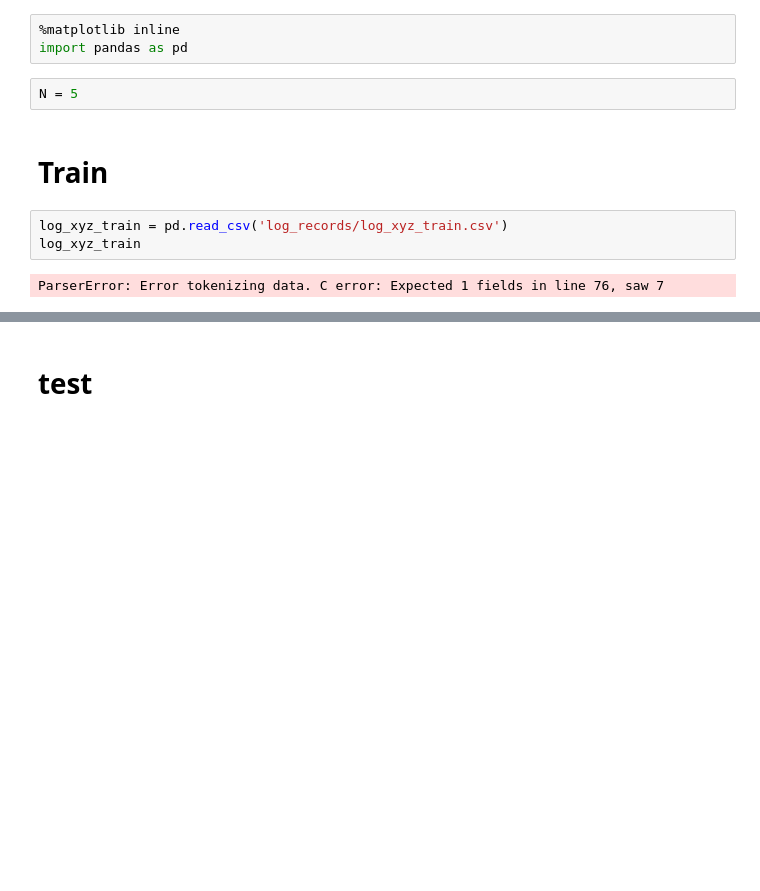
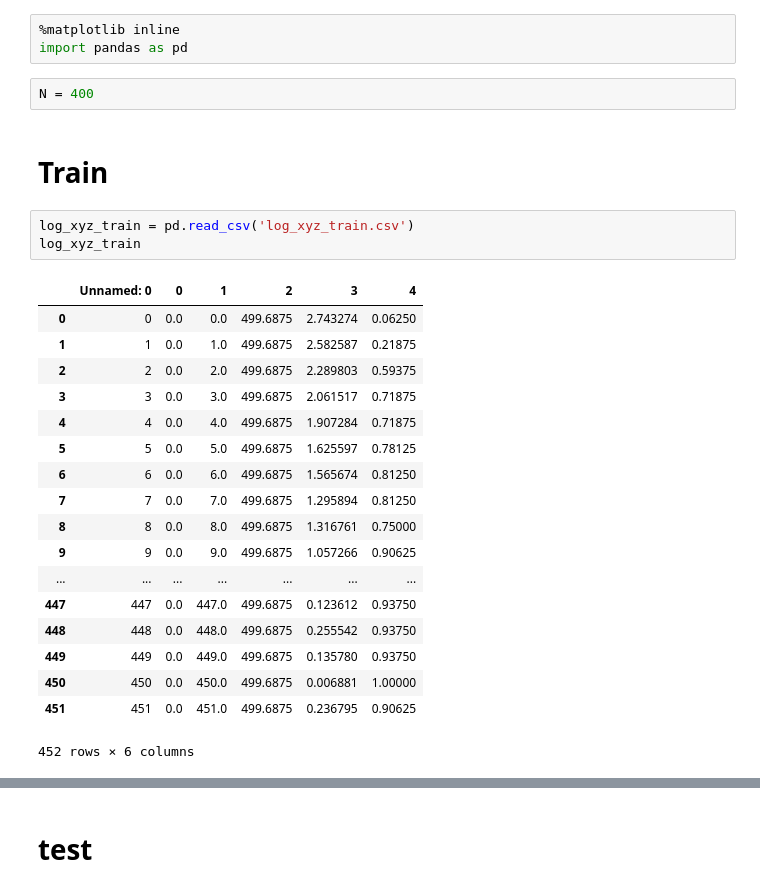
Before and after one commit to PeterZheFu/Open3D-PointNet, a Jupyter notebook: plot_train_test.ipynb, the cells around one changed output, grey strips where cells are left out. Drawn from its saved outputs; the diff is of its cells as text; blank space fills up the shorter version.

```diff
--- a/plot_train_test.ipynb
+++ b/plot_train_test.ipynb
@@ -2,12 +2,29 @@
 %matplotlib inline
 import pandas as pd
 # %%
-N = 5
+N = 400
 # %% [markdown]
 # Train
 # %%
-log_xyz_train = pd.read_csv('log_records/log_xyz_train.csv')
+log_xyz_train = pd.read_csv('log_xyz_train.csv')
 log_xyz_train
 # %% [output]
+|  | Unnamed: 0 | 0 | 1 | 2 | 3 | 4 |
+| 0 | 0 | 0.0 | 0.0 | 499.6875 | 2.743274 | 0.06250 |
+| 1 | 1 | 0.0 | 1.0 | 499.6875 | 2.582587 | 0.21875 |
+| 2 | 2 | 0.0 | 2.0 | 499.6875 | 2.289803 | 0.59375 |
+| 3 | 3 | 0.0 | 3.0 | 499.6875 | 2.061517 | 0.71875 |
+| 4 | 4 | 0.0 | 4.0 | 499.6875 | 1.907284 | 0.71875 |
+| 5 | 5 | 0.0 | 5.0 | 499.6875 | 1.625597 | 0.78125 |
+| 6 | 6 | 0.0 | 6.0 | 499.6875 | 1.565674 | 0.81250 |
+| 7 | 7 | 0.0 | 7.0 | 499.6875 | 1.295894 | 0.81250 |
+| 8 | 8 | 0.0 | 8.0 | 499.6875 | 1.316761 | 0.75000 |
+| 9 | 9 | 0.0 | 9.0 | 499.6875 | 1.057266 | 0.90625 |
+| ... | ... | ... | ... | ... | ... | ... |
+| 447 | 447 | 0.0 | 447.0 | 499.6875 | 0.123612 | 0.93750 |
+| 448 | 448 | 0.0 | 448.0 | 499.6875 | 0.255542 | 0.93750 |
+| 449 | 449 | 0.0 | 449.0 | 499.6875 | 0.135780 | 0.93750 |
+| 450 | 450 | 0.0 | 450.0 | 499.6875 | 0.006881 | 1.00000 |
+| 451 | 451 | 0.0 | 451.0 | 499.6875 | 0.236795 | 0.90625 |
-ParserError: Error tokenizing data. C error: Expected 1 fields in line 76, saw 7
+452 rows × 6 columns
 # %%
```
Also changed, not shown: parts of 6 cells of this notebook, 2 other files.
